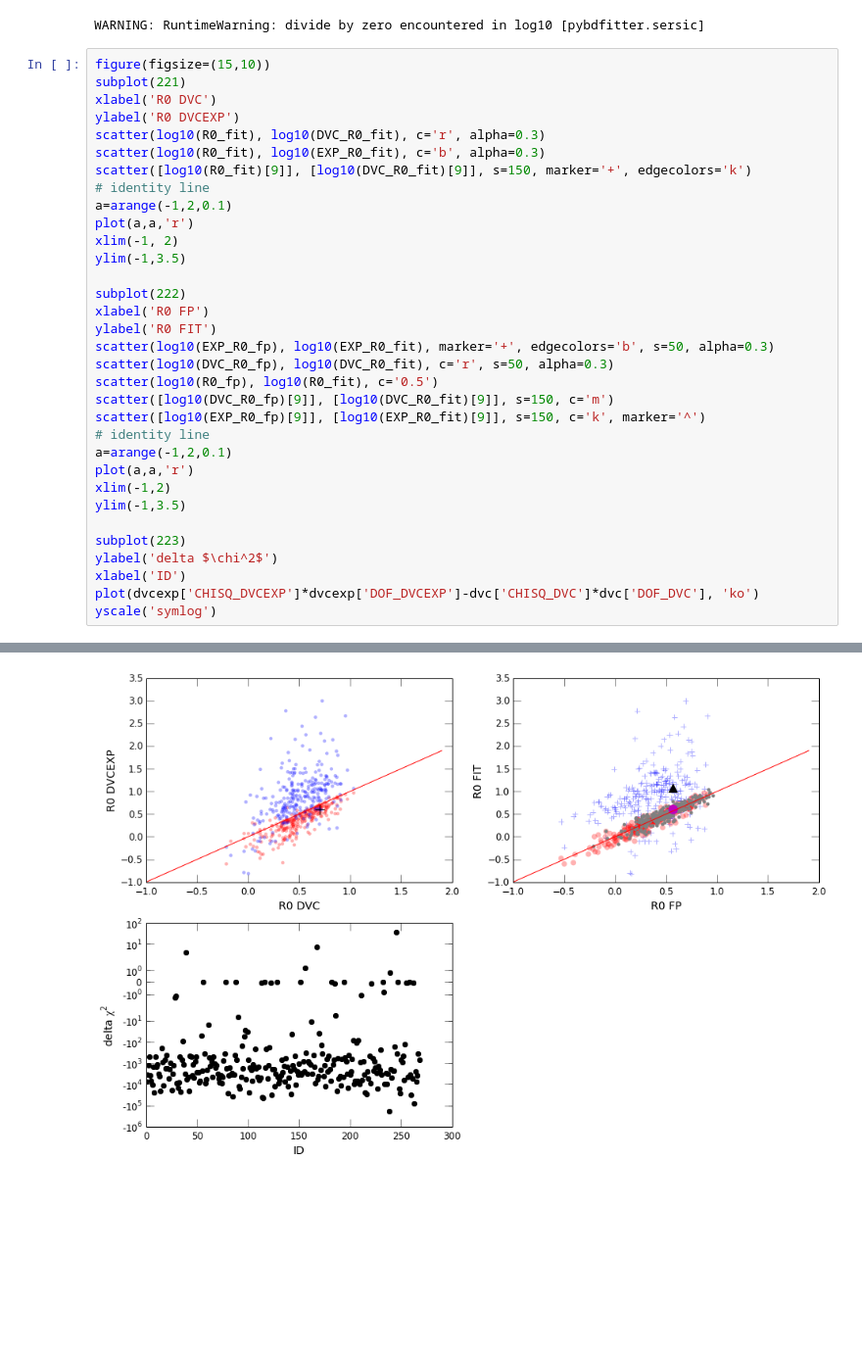
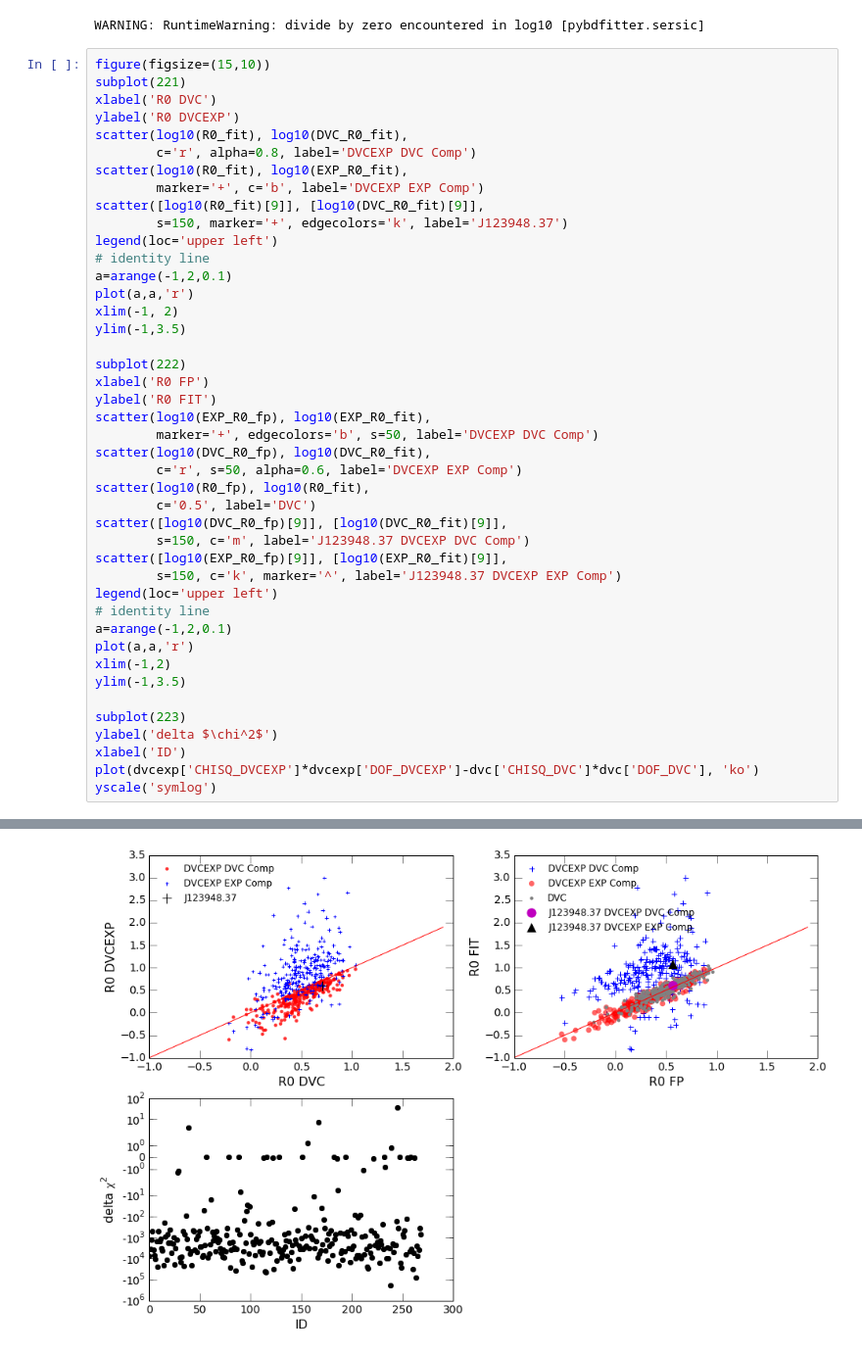
Before and after one commit to smoh/ETGOutskirts, a Jupyter notebook: subsample_test/DVCEXP.ipynb, the cells around one changed output, grey strips where cells are left out. Shown at 98% size. Saved outputs shown, nothing was run; the diff lists cells and outputs as text; blank space fills up the shorter version.

```diff
--- a/subsample_test/DVCEXP.ipynb
+++ b/subsample_test/DVCEXP.ipynb
@@ -47,9 +47,13 @@ figure(figsize=(15,10))
 subplot(221)
 xlabel('R0 DVC')
 ylabel('R0 DVCEXP')
-scatter(log10(R0_fit), log10(DVC_R0_fit), c='r', alpha=0.3)
-scatter(log10(R0_fit), log10(EXP_R0_fit), c='b', alpha=0.3)
-scatter([log10(R0_fit)[9]], [log10(DVC_R0_fit)[9]], s=150, marker='+', edgecolors='k')
+scatter(log10(R0_fit), log10(DVC_R0_fit),
+        c='r', alpha=0.8, label='DVCEXP DVC Comp')
+scatter(log10(R0_fit), log10(EXP_R0_fit),
+        marker='+', c='b', label='DVCEXP EXP Comp')
+scatter([log10(R0_fit)[9]], [log10(DVC_R0_fit)[9]],
+        s=150, marker='+', edgecolors='k', label='J123948.37')
+legend(loc='upper left')
 # identity line
 a=arange(-1,2,0.1)
 plot(a,a,'r')
@@ -59,11 +63,17 @@ ylim(-1,3.5)
 subplot(222)
 xlabel('R0 FP')
 ylabel('R0 FIT')
-scatter(log10(EXP_R0_fp), log10(EXP_R0_fit), marker='+', edgecolors='b', s=50, alpha=0.3)
-scatter(log10(DVC_R0_fp), log10(DVC_R0_fit), c='r', s=50, alpha=0.3)
-scatter(log10(R0_fp), log10(R0_fit), c='0.5')
-scatter([log10(DVC_R0_fp)[9]], [log10(DVC_R0_fit)[9]], s=150, c='m')
-scatter([log10(EXP_R0_fp)[9]], [log10(EXP_R0_fit)[9]], s=150, c='k', marker='^')
+scatter(log10(EXP_R0_fp), log10(EXP_R0_fit),
+        marker='+', edgecolors='b', s=50, label='DVCEXP DVC Comp')
+scatter(log10(DVC_R0_fp), log10(DVC_R0_fit),
+        c='r', s=50, alpha=0.6, label='DVCEXP EXP Comp')
+scatter(log10(R0_fp), log10(R0_fit),
+        c='0.5', label='DVC')
+scatter([log10(DVC_R0_fp)[9]], [log10(DVC_R0_fit)[9]],
+        s=150, c='m', label='J123948.37 DVCEXP DVC Comp')
+scatter([log10(EXP_R0_fp)[9]], [log10(EXP_R0_fit)[9]],
+        s=150, c='k', marker='^', label='J123948.37 DVCEXP EXP Comp')
+legend(loc='upper left')
 # identity line
 a=arange(-1,2,0.1)
 plot(a,a,'r')
@@ -79 +93 @@ yscale('symlog')
-[figure, old version]
+[figure, new version]
```
Also changed, not shown: parts of 9 cells of this notebook, 2 other files.
